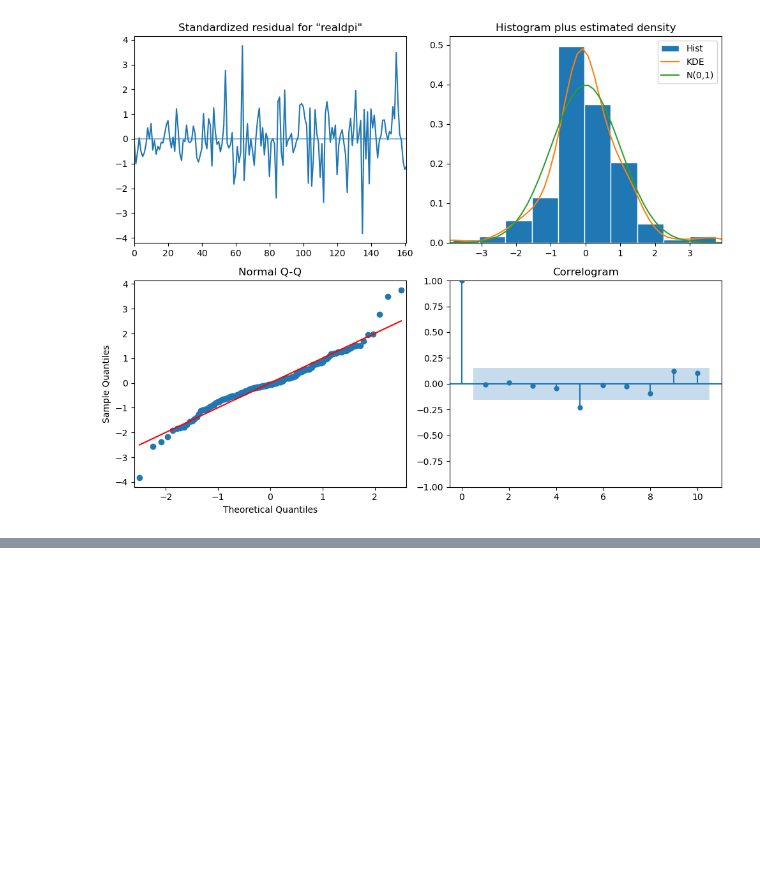
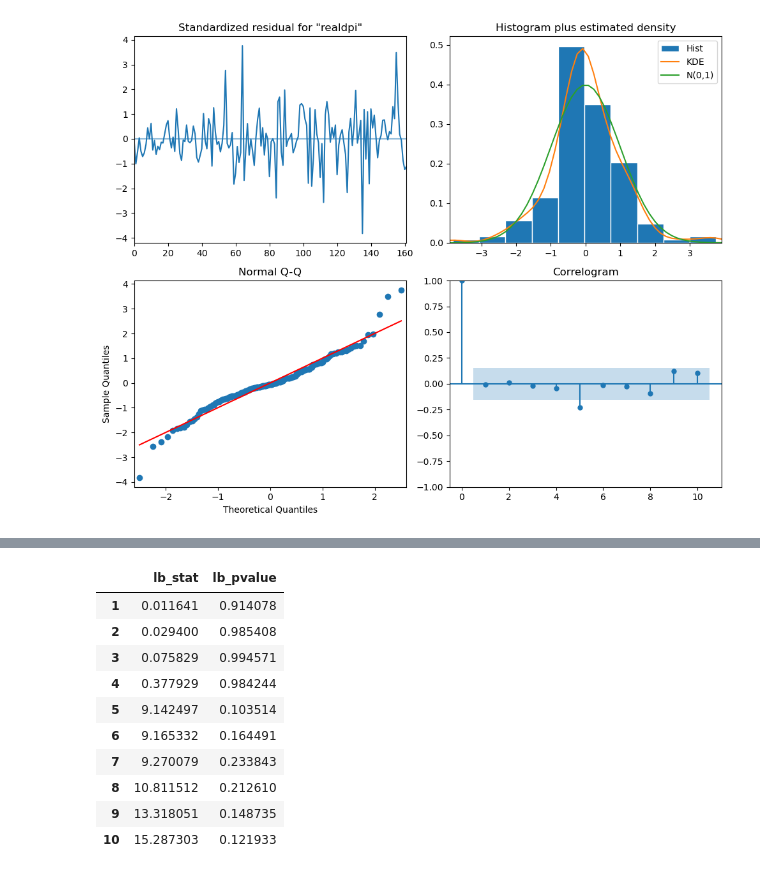
Before and after one commit to Alexa201228/timeseriesPracticeML, a Jupyter notebook: VAR_model.ipynb, the cells around one changed output, grey strips where cells are left out. Drawn from its saved outputs; the diff is of its cells as text; code cells hidden in the pictures; blank space fills up the shorter version.

Commit message:
Add VAR model

```diff
--- a/VAR_model.ipynb
+++ b/VAR_model.ipynb
@@ -255,0 +257,19 @@ plt.tight_layout()
+# %%
+from statsmodels.stats.diagnostic import acorr_ljungbox
+
+realgdp_residuals = best_model_fit.resid["realdpi"]
+ljungbox_df = acorr_ljungbox(realgdp_residuals, np.arange(1, 11, 1))
+
+ljungbox_df
+# %% [output]
+|  | lb_stat | lb_pvalue |
+| 1 | 0.011641 | 0.914078 |
+| 2 | 0.029400 | 0.985408 |
+| 3 | 0.075829 | 0.994571 |
+| 4 | 0.377929 | 0.984244 |
+| 5 | 9.142497 | 0.103514 |
+| 6 | 9.165332 | 0.164491 |
+| 7 | 9.270079 | 0.233843 |
+| 8 | 10.811512 | 0.212610 |
+| 9 | 13.318051 | 0.148735 |
+| 10 | 15.287303 | 0.121933 |
```
Also changed, not shown: parts of 12 cells of this notebook.
